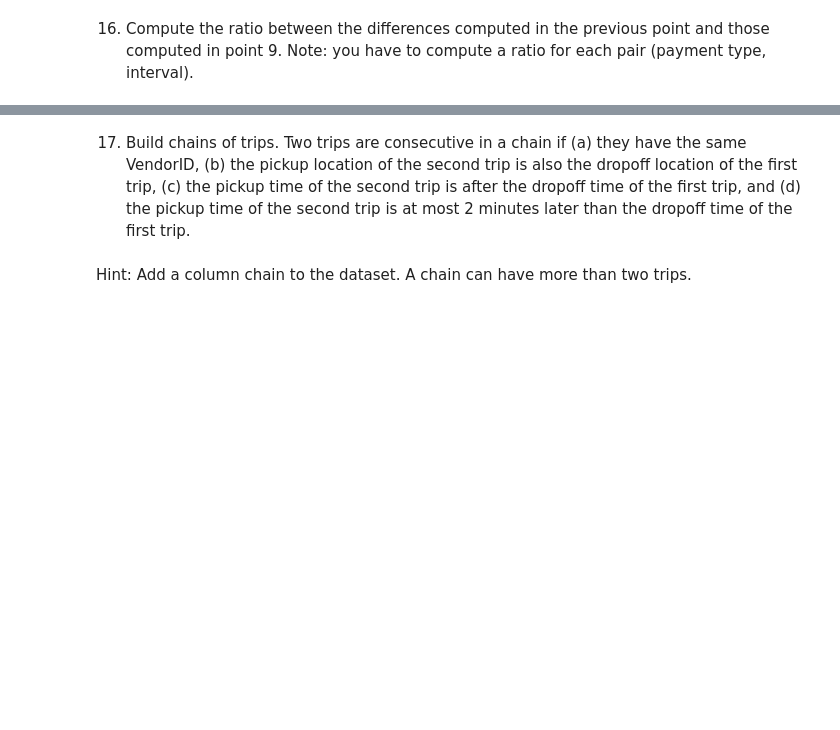
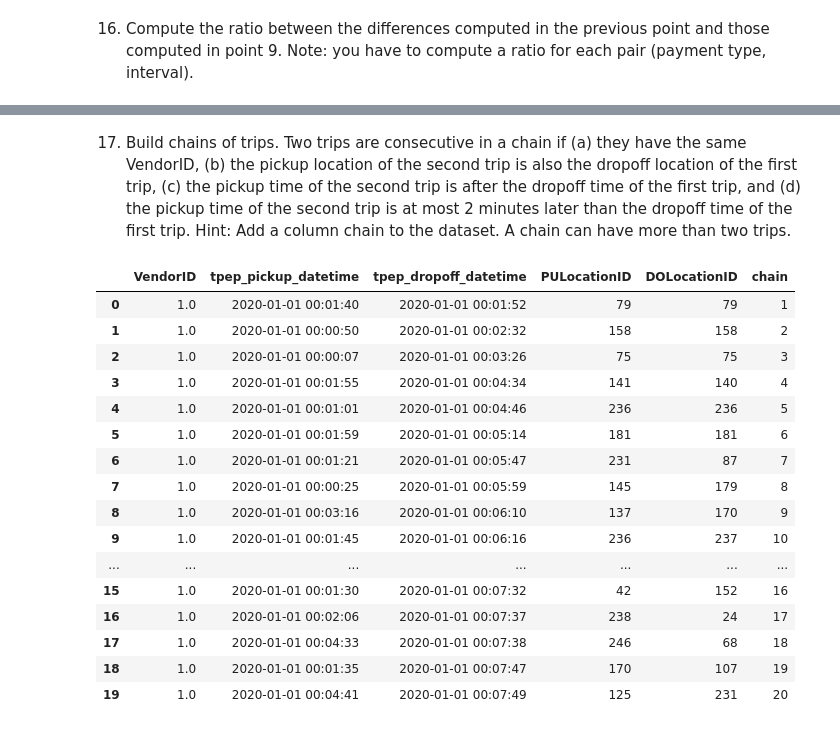
Before and after one commit to JuliusMaliwat/foundations-of-cs-project, a Jupyter notebook: code.ipynb, the cells around one changed output, grey strips where cells are left out. Drawn from its saved outputs; the diff is of its cells as text; code cells hidden in the pictures; blank space fills up the shorter version.

Commit message:
added download_data py script, notebook final version (no notes) and updated gitignore

```diff
--- a/code.ipynb
+++ b/code.ipynb
@@ -11,2 +122,6 @@ Ciao
 # %% [markdown]
 4. Save all rows with missing VendorID, passenger_count, store_and_fwd_flag, payment_type in a new dataframe called bad, and remove those rows from the original dataframe.
+# %%
+bad = df[df[["VendorID", "passenger_count", "store_and_fwd_flag", "payment_type"]].isna().any(axis=1)]
+
+df = df.drop(bad.index)
@@ -25,2 +251,20 @@ Ciao
 # %% [markdown]
 11. For each payment type, determine the interval when the overall ratio between the tip and the fare amounts is maximum
+# %%
+# Calcola il rapporto tra tip_amount e fare_amount per ciascun pagamento e intervallo
+df["tip_to_fare_ratio"] = (df["tip_amount"] / df["fare_amount"]).where(df["fare_amount"] != 0, float('nan'))
+
+# Raggruppa per payment_type e pickup_30min_interval e calcola la media del rapporto
+tip_fare_ratio_stats = df.groupby(["payment_type", "pickup_30min_interval"]).agg(
+    avg_tip_to_fare_ratio=("tip_to_fare_ratio", "mean")
+).reset_index()
+
+tip_fare_ratio_stats["avg_tip_to_fare_ratio"] = tip_fare_ratio_stats["avg_tip_to_fare_ratio"].fillna(-99999)
+
+# Trova l'intervallo con il massimo rapporto per ciascun payment_type
+max_ratio_intervals = tip_fare_ratio_stats.loc[
+    tip_fare_ratio_stats.groupby("payment_type")["avg_tip_to_fare_ratio"].idxmax()
+]
+
+# Visualizza le righe con il massimo rapporto
+max_ratio_intervals
@@ -37,4 +394,43 @@ Ciao
 # %% [markdown]
-17. Build chains of trips. Two trips are consecutive in a chain if (a) they have the same VendorID, (b) the pickup location of the second trip is also the dropoff location of the first trip, (c) the pickup time of the second trip is after the dropoff time of the first trip, and (d) the pickup time of the second trip is at most 2 minutes later than the dropoff time of the first trip.
+17. Build chains of trips. Two trips are consecutive in a chain if (a) they have the same VendorID, (b) the pickup location of the second trip is also the dropoff location of the first trip, (c) the pickup time of the second trip is after the dropoff time of the first trip, and (d) the pickup time of the second trip is at most 2 minutes later than the dropoff time of the first trip. Hint: Add a column chain to the dataset. A chain can have more than two trips.
-# %% [markdown]
-Hint: Add a column chain to the dataset. A chain can have more than two trips.
+# %%
+
+# Assicurati che le colonne datetime siano nel formato corretto
+df["tpep_pickup_datetime"] = pd.to_datetime(df["tpep_pickup_datetime"])
+df["tpep_dropoff_datetime"] = pd.to_datetime(df["tpep_dropoff_datetime"])
+
+# Ordina il DataFrame per VendorID e tempo
+df = df.sort_values(by=["VendorID", "tpep_dropoff_datetime", "tpep_pickup_datetime"]).reset_index(drop=True)
+
+# Calcola le condizioni per le catene
+same_vendor = df["VendorID"].eq(df["VendorID"].shift())
+matching_locations = df["PULocationID"].eq(df["DOLocationID"].shift())
+time_diff = (df["tpep_pickup_datetime"] - df["tpep_dropoff_datetime"].shift()).dt.total_seconds()
+time_condition = (time_diff > 0) & (time_diff <= 120)
+
+# Condizione finale: tutte le condizioni devono essere vere
+is_chain = same_vendor & matching_locations & time_condition
+
+# Assegna un identificatore di catena
+df["chain"] = (~is_chain).cumsum()
+
+# Visualizza le prime righe con le catene
+df[["VendorID", "tpep_pickup_datetime", "tpep_dropoff_datetime", "PULocationID", "DOLocationID", "chain"]].head(20)
+# %% [output]
+|  | VendorID | tpep_pickup_datetime | tpep_dropoff_datetime | PULocationID | DOLocationID | chain |
+| 0 | 1.0 | 2020-01-01 00:01:40 | 2020-01-01 00:01:52 | 79 | 79 | 1 |
+| 1 | 1.0 | 2020-01-01 00:00:50 | 2020-01-01 00:02:32 | 158 | 158 | 2 |
+| 2 | 1.0 | 2020-01-01 00:00:07 | 2020-01-01 00:03:26 | 75 | 75 | 3 |
+| 3 | 1.0 | 2020-01-01 00:01:55 | 2020-01-01 00:04:34 | 141 | 140 | 4 |
+| 4 | 1.0 | 2020-01-01 00:01:01 | 2020-01-01 00:04:46 | 236 | 236 | 5 |
+| 5 | 1.0 | 2020-01-01 00:01:59 | 2020-01-01 00:05:14 | 181 | 181 | 6 |
+| 6 | 1.0 | 2020-01-01 00:01:21 | 2020-01-01 00:05:47 | 231 | 87 | 7 |
+| 7 | 1.0 | 2020-01-01 00:00:25 | 2020-01-01 00:05:59 | 145 | 179 | 8 |
+| 8 | 1.0 | 2020-01-01 00:03:16 | 2020-01-01 00:06:10 | 137 | 170 | 9 |
+| 9 | 1.0 | 2020-01-01 00:01:45 | 2020-01-01 00:06:16 | 236 | 237 | 10 |
+| ... | ... | ... | ... | ... | ... | ... |
+| 15 | 1.0 | 2020-01-01 00:01:30 | 2020-01-01 00:07:32 | 42 | 152 | 16 |
+| 16 | 1.0 | 2020-01-01 00:02:06 | 2020-01-01 00:07:37 | 238 | 24 | 17 |
+| 17 | 1.0 | 2020-01-01 00:04:33 | 2020-01-01 00:07:38 | 246 | 68 | 18 |
+| 18 | 1.0 | 2020-01-01 00:01:35 | 2020-01-01 00:07:47 | 170 | 107 | 19 |
+| 19 | 1.0 | 2020-01-01 00:04:41 | 2020-01-01 00:07:49 | 125 | 231 | 20 |
```
Also changed, not shown: parts of 29 cells of this notebook, 2 other files.
